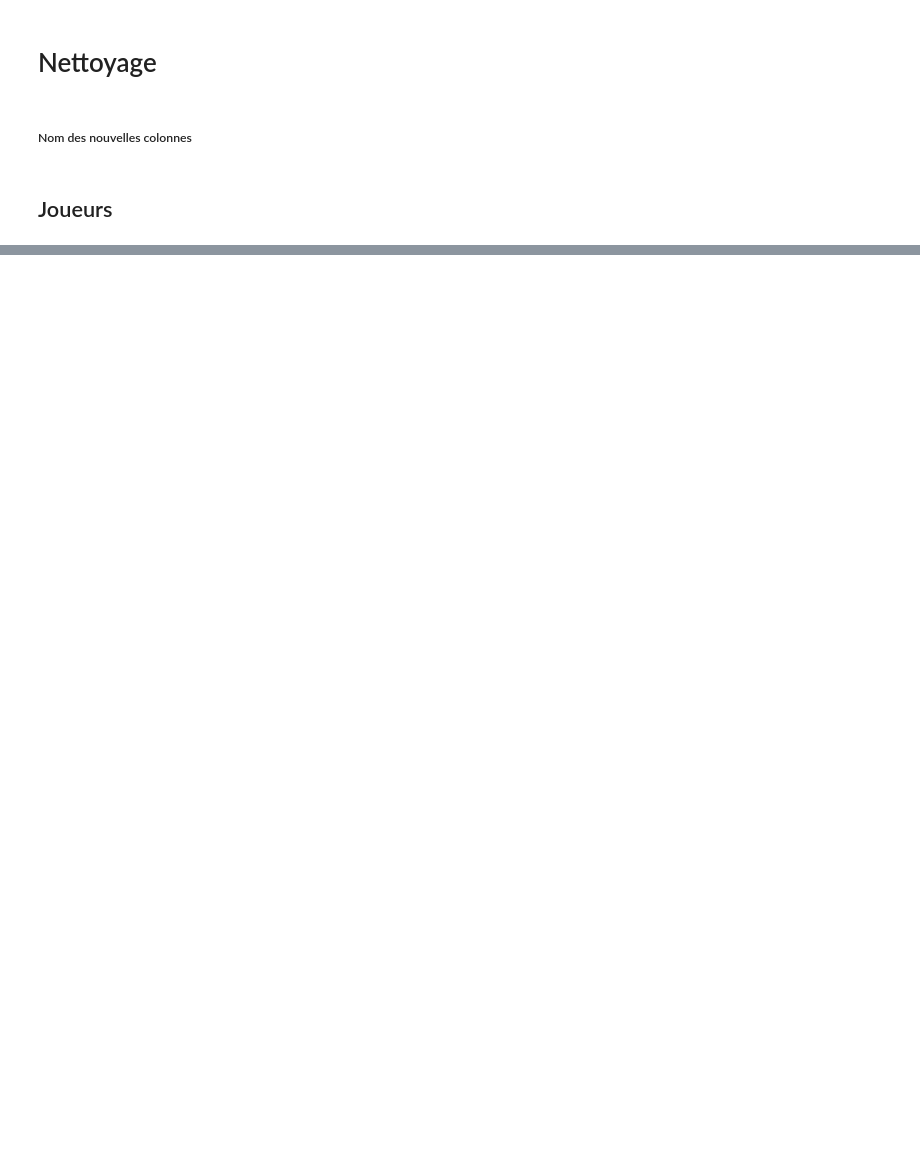
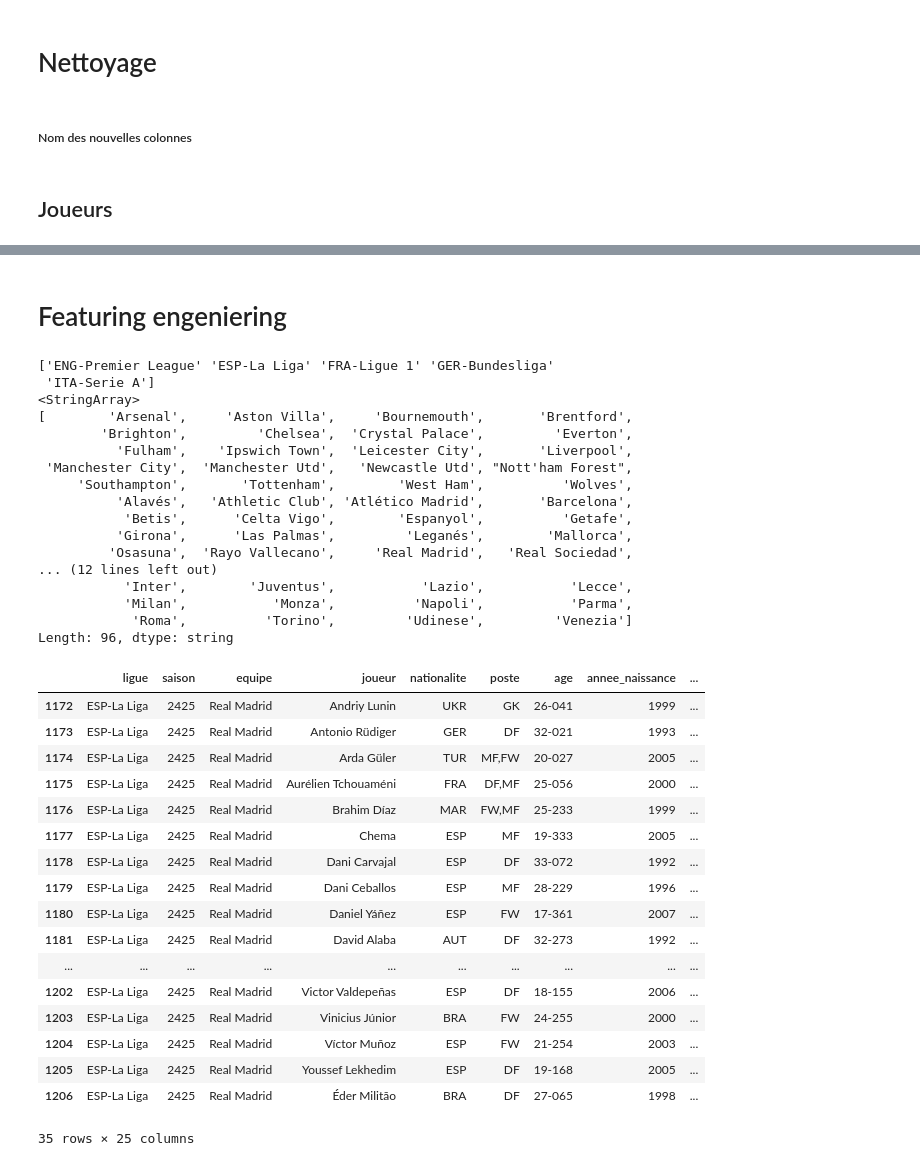
Before and after one commit to konehassan92/football, a Jupyter notebook: bdd_foot.ipynb, the cells around one changed output, grey strips where cells are left out. Cells and saved outputs as stored; diff of their text form; code cells hidden in the pictures; blank space fills up the shorter version.

Commit message:
Nettoyage colonne bdd joueurs.py

```diff
--- a/bdd_foot.ipynb
+++ b/bdd_foot.ipynb
@@ -318,3 +773,0 @@ Index(['ligue', 'saison', 'equipe', 'joueur', 'nationalite', 'poste', 'age',
-# %%
-joueurs_goal_shot_creation.columns = col_tirs_creation
-joueurs_goal_shot_creation.columns
@@ -330,3 +854,59 @@ Index(['ligue', 'saison', 'equipe', 'joueur', 'nationalite', 'poste', 'age',
+# %% [markdown]
+# Featuring engeniering
+# %%
+# Extraction des DataFrames renommés dans une liste
+dfs_renamed = [df for df, _ in dfs_prefixes]
+
+# Fusion successive sur les colonnes clés
+df_joueurs = dfs_renamed[0]
+for df in dfs_renamed[1:]:
+    df_joueurs = pd.merge(df_joueurs, df, on=key_cols, how='outer')
+
+# Afficher les premières colonnes du résultat pour vérification
+df_joueurs.columns
+df_joueurs["date_chargement"] = datetime.now().strftime("%Y-%m-%d")
+# %%
+#Exemple de selection
+df = df_joueurs[key_cols + df_joueurs.filter(regex=r'^types_passes').columns.tolist()]
+print(df["ligue"].unique())
+print(df["equipe"].unique())
+df[df["equipe"].str.contains("Real Madrid")]
+# %% [output]
+['ENG-Premier League' 'ESP-La Liga' 'FRA-Ligue 1' 'GER-Bundesliga'
+ 'ITA-Serie A']
+<StringArray>
+[        'Arsenal',     'Aston Villa',     'Bournemouth',       'Brentford',
+        'Brighton',         'Chelsea',  'Crystal Palace',         'Everton',
+          'Fulham',    'Ipswich Town',  'Leicester City',       'Liverpool',
+ 'Manchester City',  'Manchester Utd',   'Newcastle Utd', "Nott'ham Forest",
+     'Southampton',       'Tottenham',        'West Ham',          'Wolves',
+          'Alavés',   'Athletic Club', 'Atlético Madrid',       'Barcelona',
+           'Betis',      'Celta Vigo',        'Espanyol',          'Getafe',
+          'Girona',      'Las Palmas',         'Leganés',        'Mallorca',
+         'Osasuna',  'Rayo Vallecano',     'Real Madrid',   'Real Sociedad',
+... (12 lines left out)
+           'Inter',        'Juventus',           'Lazio',           'Lecce',
+           'Milan',           'Monza',          'Napoli',           'Parma',
+            'Roma',          'Torino',         'Udinese',         'Venezia']
+Length: 96, dtype: string
+|  | ligue | saison | equipe | joueur | nationalite | poste | age | annee_naissance | ... |
+| 1172 | ESP-La Liga | 2425 | Real Madrid | Andriy Lunin | UKR | GK | 26-041 | 1999 | ... |
+| 1173 | ESP-La Liga | 2425 | Real Madrid | Antonio Rüdiger | GER | DF | 32-021 | 1993 | ... |
+| 1174 | ESP-La Liga | 2425 | Real Madrid | Arda Güler | TUR | MF,FW | 20-027 | 2005 | ... |
+| 1175 | ESP-La Liga | 2425 | Real Madrid | Aurélien Tchouaméni | FRA | DF,MF | 25-056 | 2000 | ... |
+| 1176 | ESP-La Liga | 2425 | Real Madrid | Brahim Díaz | MAR | FW,MF | 25-233 | 1999 | ... |
+| 1177 | ESP-La Liga | 2425 | Real Madrid | Chema | ESP | MF | 19-333 | 2005 | ... |
+| 1178 | ESP-La Liga | 2425 | Real Madrid | Dani Carvajal | ESP | DF | 33-072 | 1992 | ... |
+| 1179 | ESP-La Liga | 2425 | Real Madrid | Dani Ceballos | ESP | MF | 28-229 | 1996 | ... |
+| 1180 | ESP-La Liga | 2425 | Real Madrid | Daniel Yáñez | ESP | FW | 17-361 | 2007 | ... |
+| 1181 | ESP-La Liga | 2425 | Real Madrid | David Alaba | AUT | DF | 32-273 | 1992 | ... |
+| ... | ... | ... | ... | ... | ... | ... | ... | ... | ... |
+| 1202 | ESP-La Liga | 2425 | Real Madrid | Victor Valdepeñas | ESP | DF | 18-155 | 2006 | ... |
+| 1203 | ESP-La Liga | 2425 | Real Madrid | Vinicius Júnior | BRA | FW | 24-255 | 2000 | ... |
+| 1204 | ESP-La Liga | 2425 | Real Madrid | Víctor Muñoz | ESP | FW | 21-254 | 2003 | ... |
+| 1205 | ESP-La Liga | 2425 | Real Madrid | Youssef Lekhedim | ESP | DF | 19-168 | 2005 | ... |
+| 1206 | ESP-La Liga | 2425 | Real Madrid | Éder Militão | BRA | DF | 27-065 | 1998 | ... |
+35 rows × 25 columns
 # %%
 import nbformat
 from nbconvert import PythonExporter
```
Also changed, not shown: parts of 9 cells of this notebook, 1 other file.
